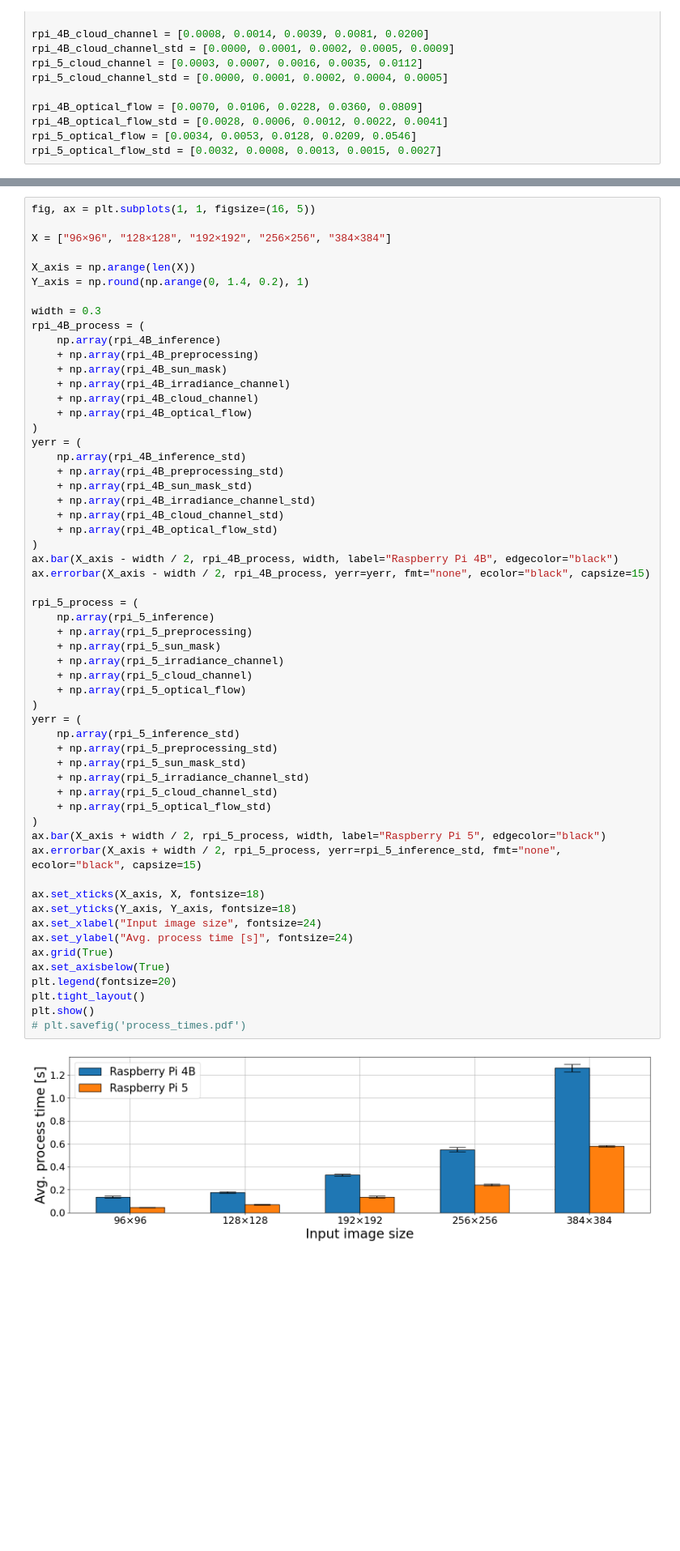
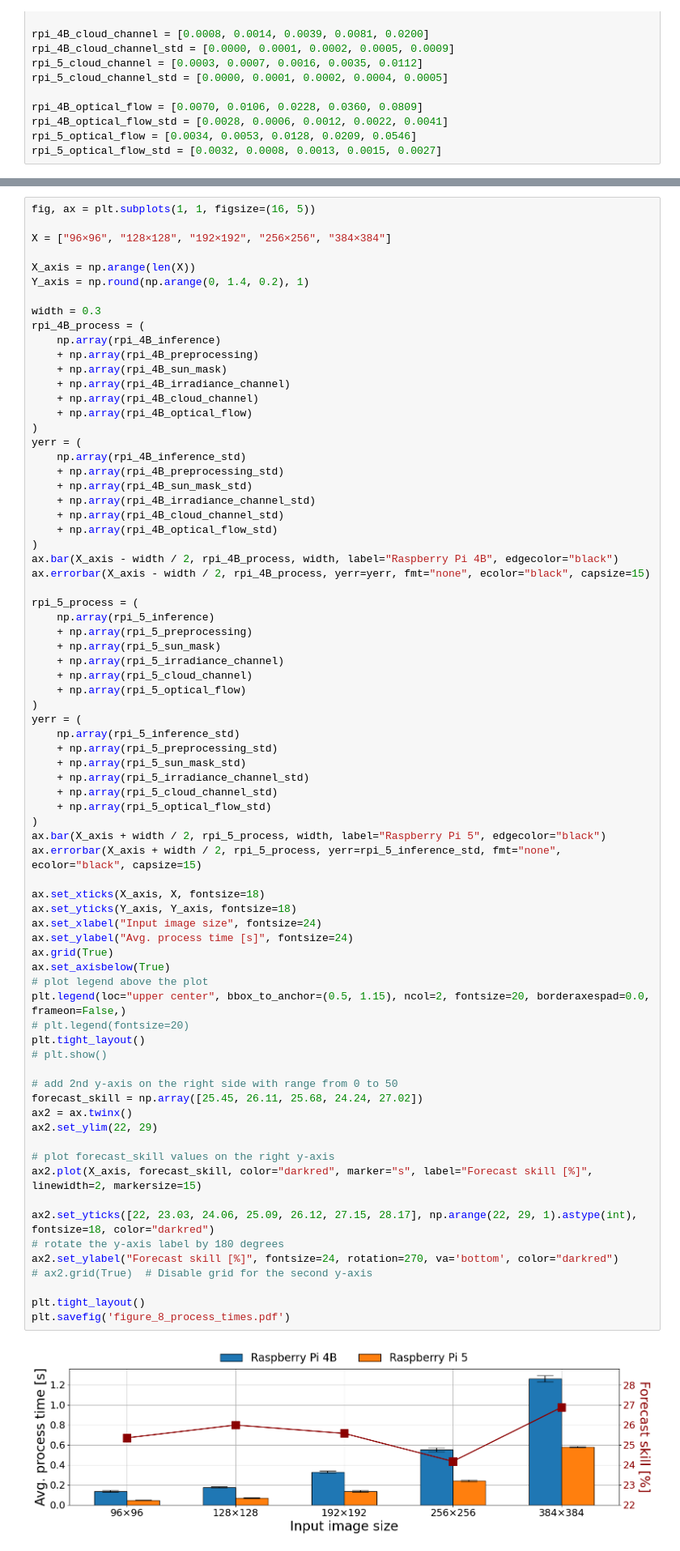
Before and after one commit to PUTvision/solar-irradiance, a Jupyter notebook: notebooks/article_graphic.ipynb, the cells around one changed output, grey strips where cells are left out. Shown at 81% size. Saved outputs shown, nothing was run; the diff lists cells and outputs as text; blank space fills up the shorter version.

Commit message:
Update article graphic notebook

```diff
--- a/notebooks/article_graphic.ipynb
+++ b/notebooks/article_graphic.ipynb
@@ -466,37 +508,54 @@ yerr = (
 ax.bar(X_axis - width / 2, rpi_4B_process, width, label="Raspberry Pi 4B", edgecolor="black")
 ax.errorbar(X_axis - width / 2, rpi_4B_process, yerr=yerr, fmt="none", ecolor="black", capsize=15)
 
 rpi_5_process = (
     np.array(rpi_5_inference)
     + np.array(rpi_5_preprocessing)
     + np.array(rpi_5_sun_mask)
     + np.array(rpi_5_irradiance_channel)
     + np.array(rpi_5_cloud_channel)
     + np.array(rpi_5_optical_flow)
 )
 yerr = (
     np.array(rpi_5_inference_std)
     + np.array(rpi_5_preprocessing_std)
     + np.array(rpi_5_sun_mask_std)
     + np.array(rpi_5_irradiance_channel_std)
     + np.array(rpi_5_cloud_channel_std)
     + np.array(rpi_5_optical_flow_std)
 )
 ax.bar(X_axis + width / 2, rpi_5_process, width, label="Raspberry Pi 5", edgecolor="black")
 ax.errorbar(X_axis + width / 2, rpi_5_process, yerr=rpi_5_inference_std, fmt="none", ecolor="black", capsize=15)
 
 ax.set_xticks(X_axis, X, fontsize=18)
 ax.set_yticks(Y_axis, Y_axis, fontsize=18)
 ax.set_xlabel("Input image size", fontsize=24)
 ax.set_ylabel("Avg. process time [s]", fontsize=24)
 ax.grid(True)
 ax.set_axisbelow(True)
-plt.legend(fontsize=20)
+# plot legend above the plot
+plt.legend(loc="upper center", bbox_to_anchor=(0.5, 1.15), ncol=2, fontsize=20, borderaxespad=0.0, frameon=False,)
+# plt.legend(fontsize=20)
 plt.tight_layout()
-plt.show()
-# plt.savefig('process_times.pdf')
+# plt.show()
+
+# add 2nd y-axis on the right side with range from 0 to 50
+forecast_skill = np.array([25.45, 26.11, 25.68, 24.24, 27.02])
+ax2 = ax.twinx()
+ax2.set_ylim(22, 29)
+
+# plot forecast_skill values on the right y-axis
+ax2.plot(X_axis, forecast_skill, color="darkred", marker="s", label="Forecast skill [%]", linewidth=2, markersize=15)
+
+ax2.set_yticks([22, 23.03, 24.06, 25.09, 26.12, 27.15, 28.17], np.arange(22, 29, 1).astype(int), fontsize=18, color="darkred")
+# rotate the y-axis label by 180 degrees
+ax2.set_ylabel("Forecast skill [%]", fontsize=24, rotation=270, va='bottom', color="darkred")
+# ax2.grid(True)  # Disable grid for the second y-axis
+
+plt.tight_layout()
+plt.savefig('figure_8_process_times.pdf')
 # %% [output]
-[figure, old version]
+[figure, new version]
 # %%
 60 / rpi_4B_process, 60 / rpi_5_process
 # %% [output]
```
Also changed, not shown: parts of 4 cells of this notebook.
